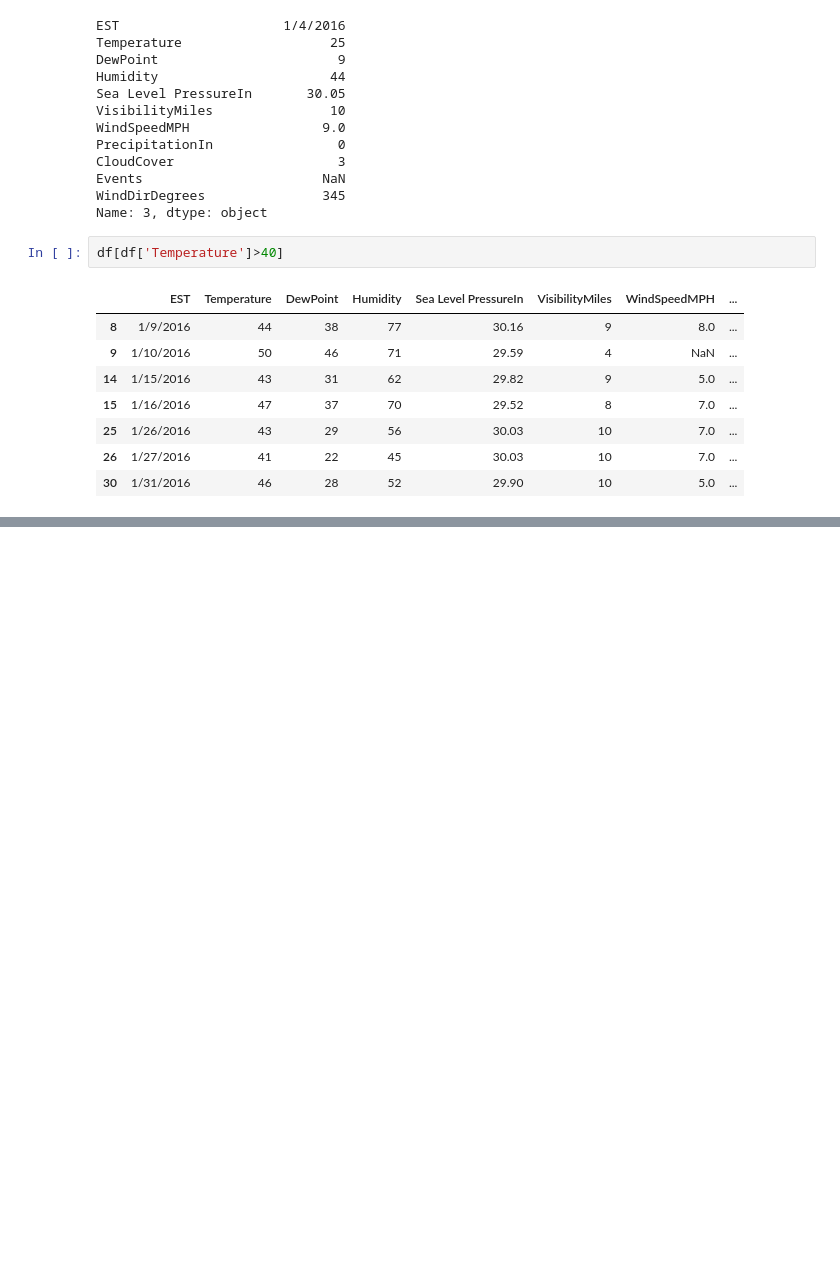
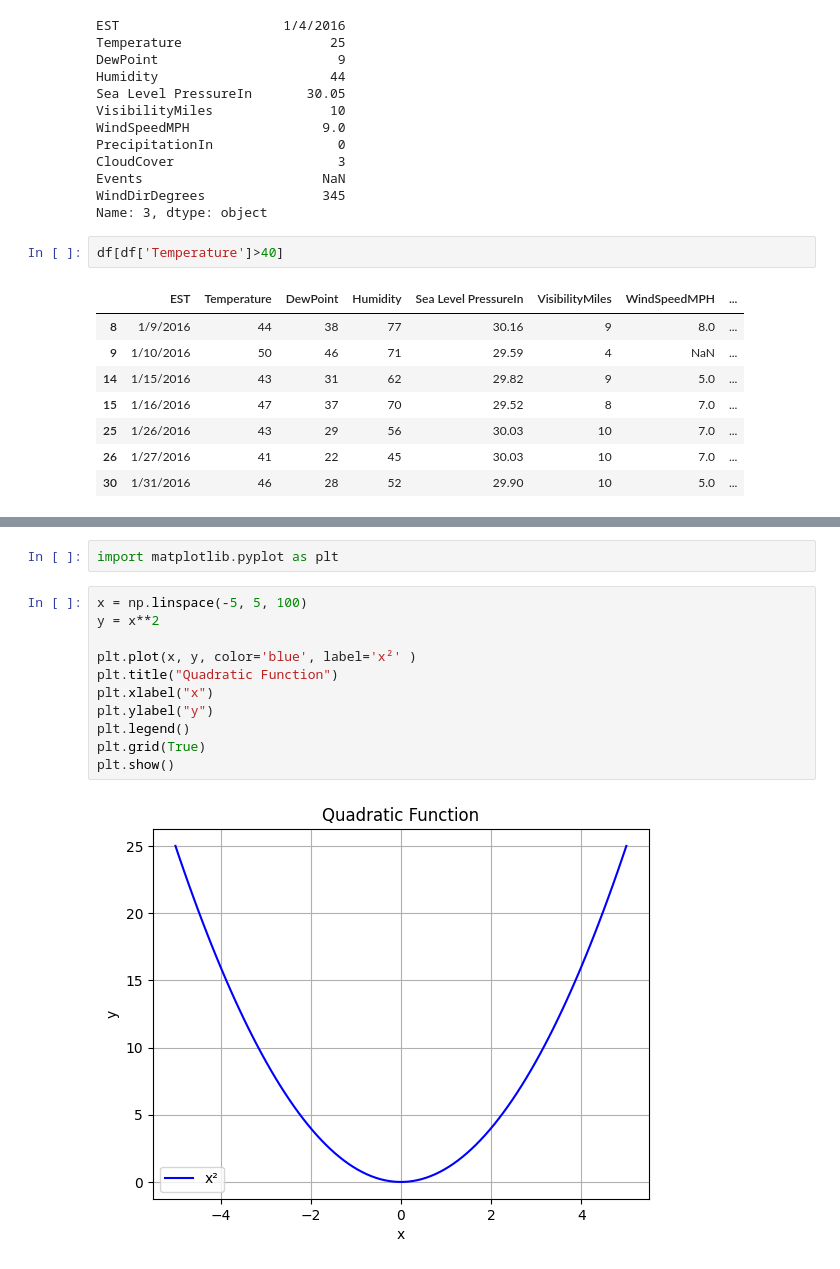
Before and after one commit to tanviruman/Spring-261-CSE3812-ArtificialIntelligenceLaboratory, a Jupyter notebook: CT-2/class/practice.ipynb, the cells around one changed output, grey strips where cells are left out. Cells and saved outputs as stored; diff of their text form; blank space fills up the shorter version.

```diff
--- a/CT-2/class/practice.ipynb
+++ b/CT-2/class/practice.ipynb
@@ -329,0 +409,15 @@ df[df['Temperature']>40]
+# %%
+import matplotlib.pyplot as plt
+# %%
+x = np.linspace(-5, 5, 100)
+y = x**2
+
+plt.plot(x, y, color='blue', label='x²' )
+plt.title("Quadratic Function")
+plt.xlabel("x")
+plt.ylabel("y")
+plt.legend()
+plt.grid(True)
+plt.show()
+# %% [output]
+[figure, added]
```
Also changed, not shown: parts of 19 cells of this notebook, 4 other files.
